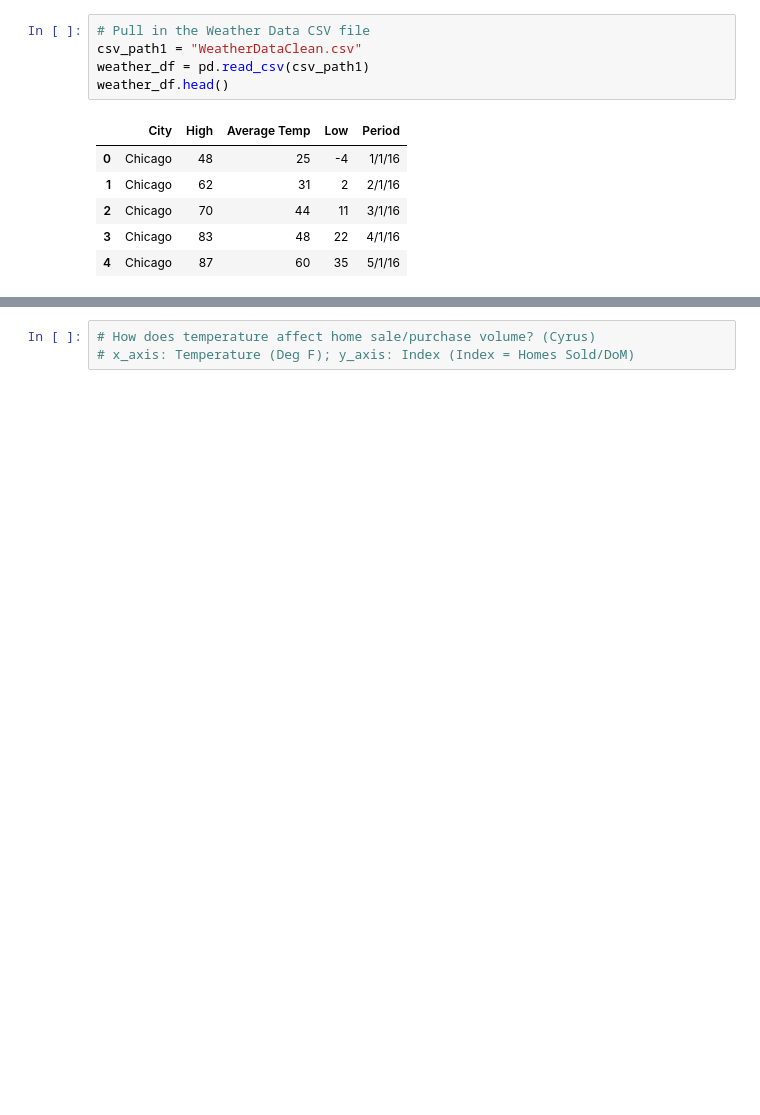
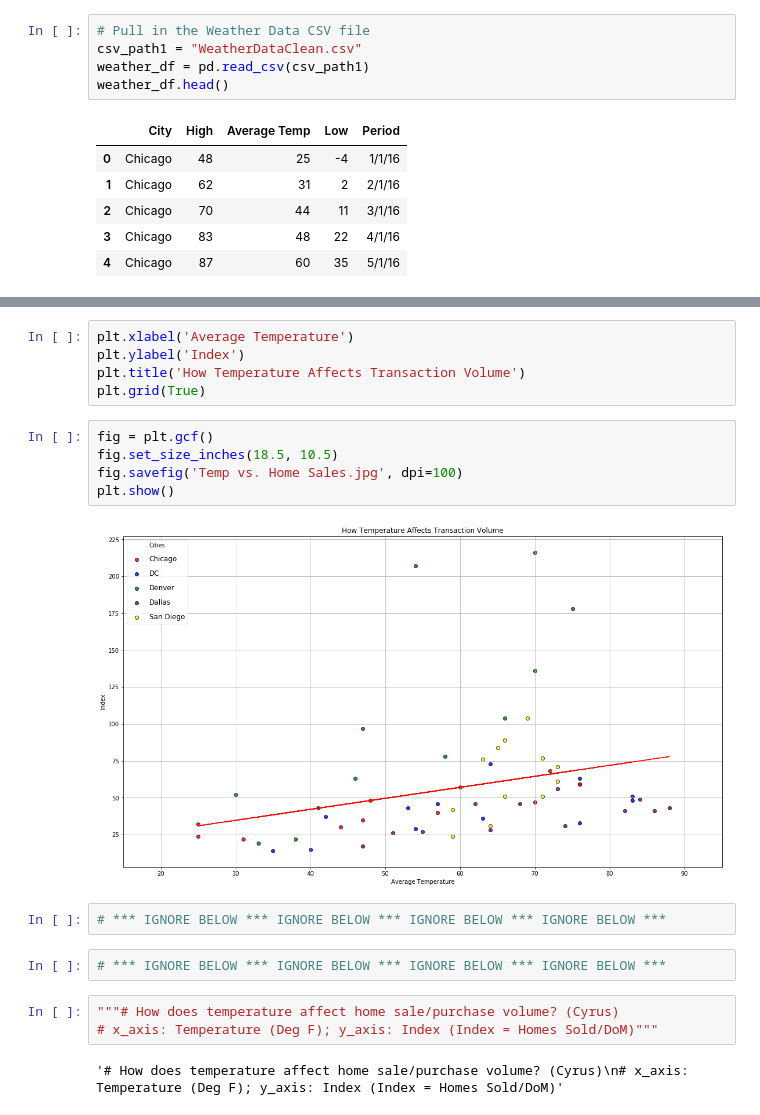
Before and after one commit to cbakhshi/Housing-Analysis, a Jupyter notebook: HousingMarketData.ipynb, the cells around one changed output, grey strips where cells are left out. Cells and saved outputs as stored; diff of their text form; blank space fills up the shorter version.

```diff
--- a/HousingMarketData.ipynb
+++ b/HousingMarketData.ipynb
@@ -74,4 +124,22 @@ merged_df
+# %%
+plt.xlabel('Average Temperature')
+plt.ylabel('Index')
+plt.title('How Temperature Affects Transaction Volume')
+plt.grid(True)
+# %%
+fig = plt.gcf()
+fig.set_size_inches(18.5, 10.5)
+fig.savefig('Temp vs. Home Sales.jpg', dpi=100)
+plt.show()
+# %% [output]
+[figure, added]
+# %%
+# *** IGNORE BELOW *** IGNORE BELOW *** IGNORE BELOW *** IGNORE BELOW ***
+# %%
+# *** IGNORE BELOW *** IGNORE BELOW *** IGNORE BELOW *** IGNORE BELOW ***
 # %%
-# How does temperature affect home sale/purchase volume? (Cyrus)
-# x_axis: Temperature (Deg F); y_axis: Index (Index = Homes Sold/DoM)
+"""# How does temperature affect home sale/purchase volume? (Cyrus)
+# x_axis: Temperature (Deg F); y_axis: Index (Index = Homes Sold/DoM)"""
+# %% [output]
+'# How does temperature affect home sale/purchase volume? (Cyrus)\n# x_axis: Temperature (Deg F); y_axis: Index (Index = Homes Sold/DoM)'
 # %%
```
Also changed, not shown: parts of 6 cells of this notebook, 1 other file.
